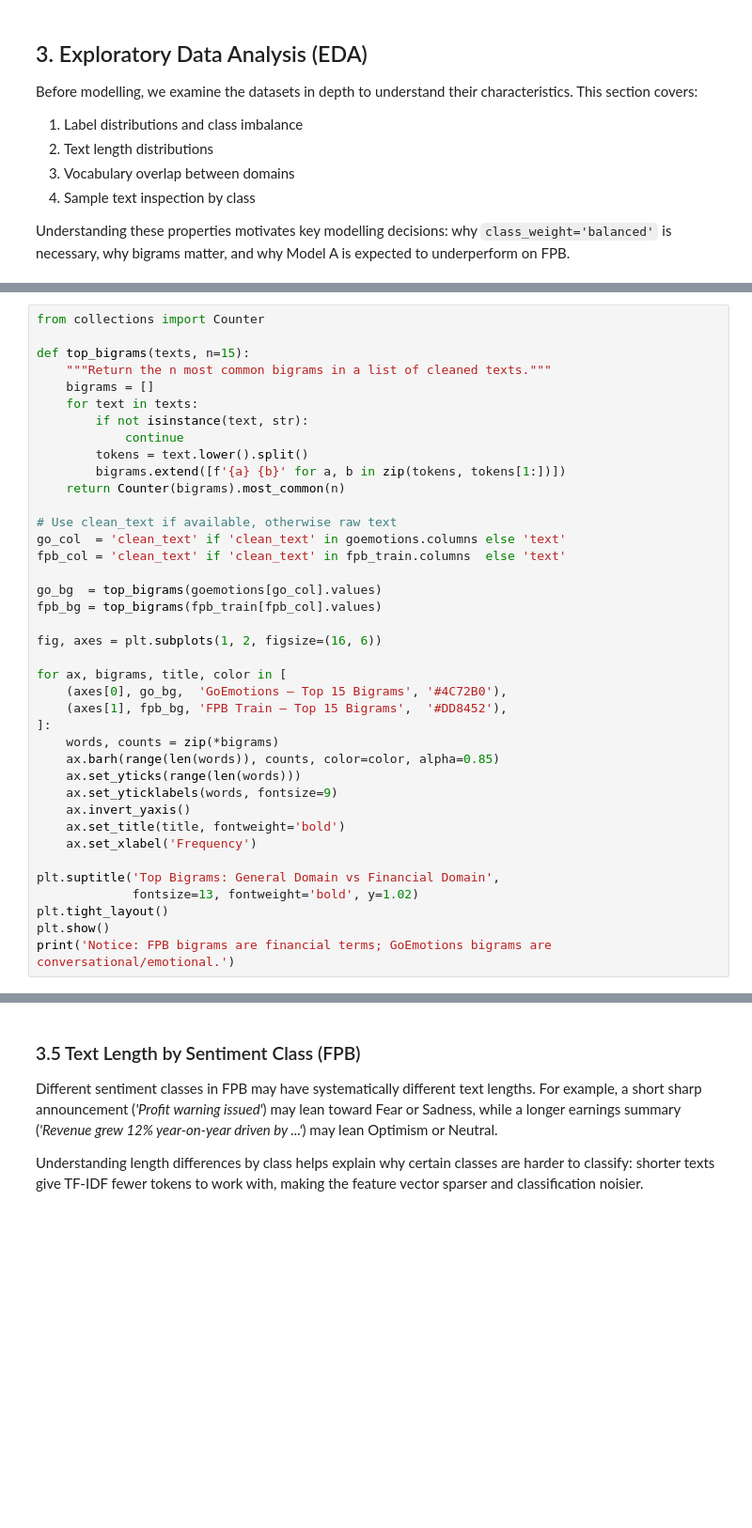
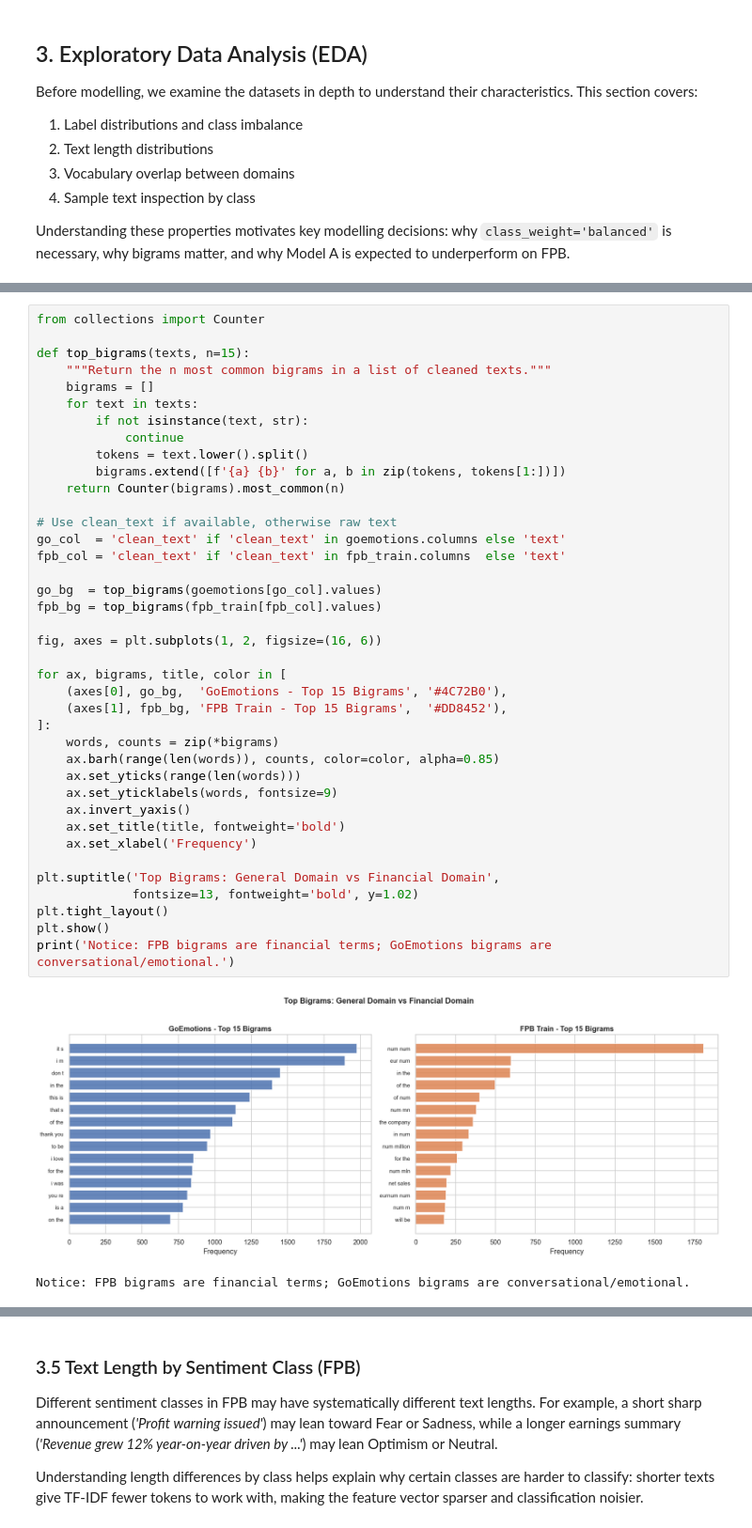
Before and after one commit to Kevinmonitor/TECHNOLOGY-DESIGN-PROJECT, a Jupyter notebook: notebooks/baseline_modelling.ipynb, the cells around one changed output, grey strips where cells are left out. Shown at 94% size. Saved outputs shown, nothing was run; the diff lists cells and outputs as text; blank space fills up the shorter version.

```diff
--- a/notebooks/baseline_modelling.ipynb
+++ b/notebooks/baseline_modelling.ipynb
@@ -276,35 +310,38 @@ def top_bigrams(texts, n=15):
         if not isinstance(text, str):
             continue
         tokens = text.lower().split()
         bigrams.extend([f'{a} {b}' for a, b in zip(tokens, tokens[1:])])
     return Counter(bigrams).most_common(n)
 
 # Use clean_text if available, otherwise raw text
 go_col  = 'clean_text' if 'clean_text' in goemotions.columns else 'text'
 fpb_col = 'clean_text' if 'clean_text' in fpb_train.columns  else 'text'
 
 go_bg  = top_bigrams(goemotions[go_col].values)
 fpb_bg = top_bigrams(fpb_train[fpb_col].values)
 
 fig, axes = plt.subplots(1, 2, figsize=(16, 6))
 
 for ax, bigrams, title, color in [
-    (axes[0], go_bg,  'GoEmotions — Top 15 Bigrams', '#4C72B0'),
-    (axes[1], fpb_bg, 'FPB Train — Top 15 Bigrams',  '#DD8452'),
+    (axes[0], go_bg,  'GoEmotions - Top 15 Bigrams', '#4C72B0'),
+    (axes[1], fpb_bg, 'FPB Train - Top 15 Bigrams',  '#DD8452'),
 ]:
     words, counts = zip(*bigrams)
     ax.barh(range(len(words)), counts, color=color, alpha=0.85)
     ax.set_yticks(range(len(words)))
     ax.set_yticklabels(words, fontsize=9)
     ax.invert_yaxis()
     ax.set_title(title, fontweight='bold')
     ax.set_xlabel('Frequency')
 
 plt.suptitle('Top Bigrams: General Domain vs Financial Domain',
              fontsize=13, fontweight='bold', y=1.02)
 plt.tight_layout()
 plt.show()
 print('Notice: FPB bigrams are financial terms; GoEmotions bigrams are conversational/emotional.')
+# %% [output]
+[figure, added]
+Notice: FPB bigrams are financial terms; GoEmotions bigrams are conversational/emotional.
 # %% [markdown]
 ### 3.4 Text Length Distribution
 
```
Also changed, not shown: parts of 88 cells of this notebook, 1 other file.
